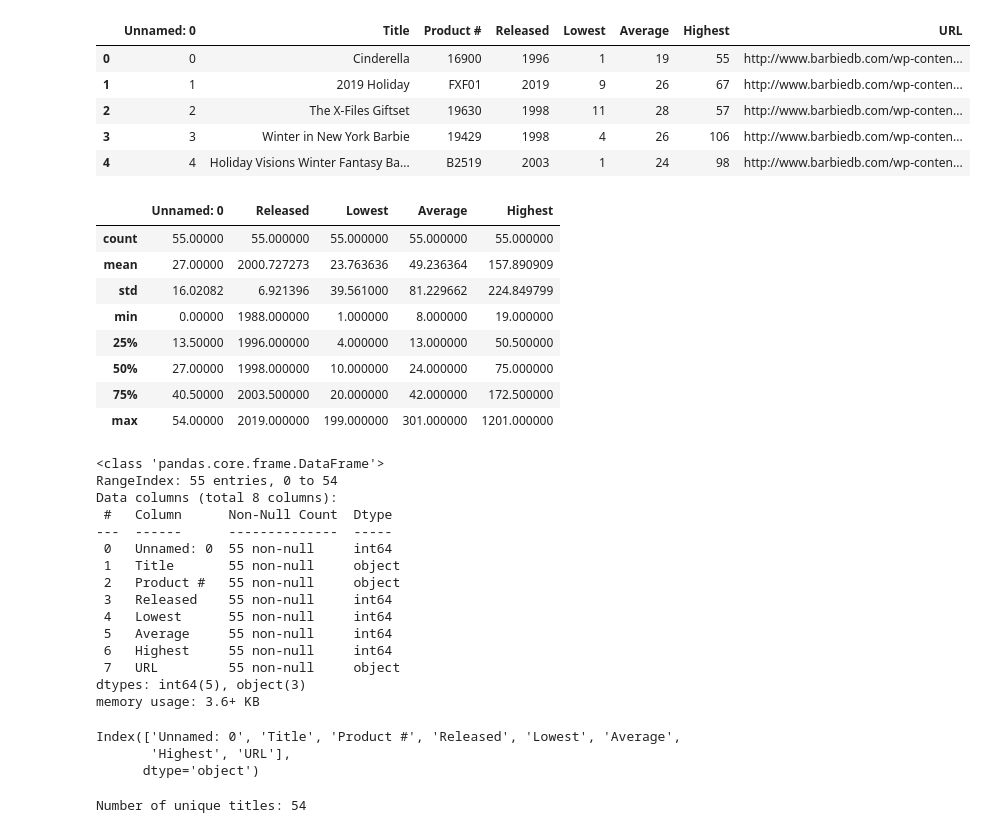
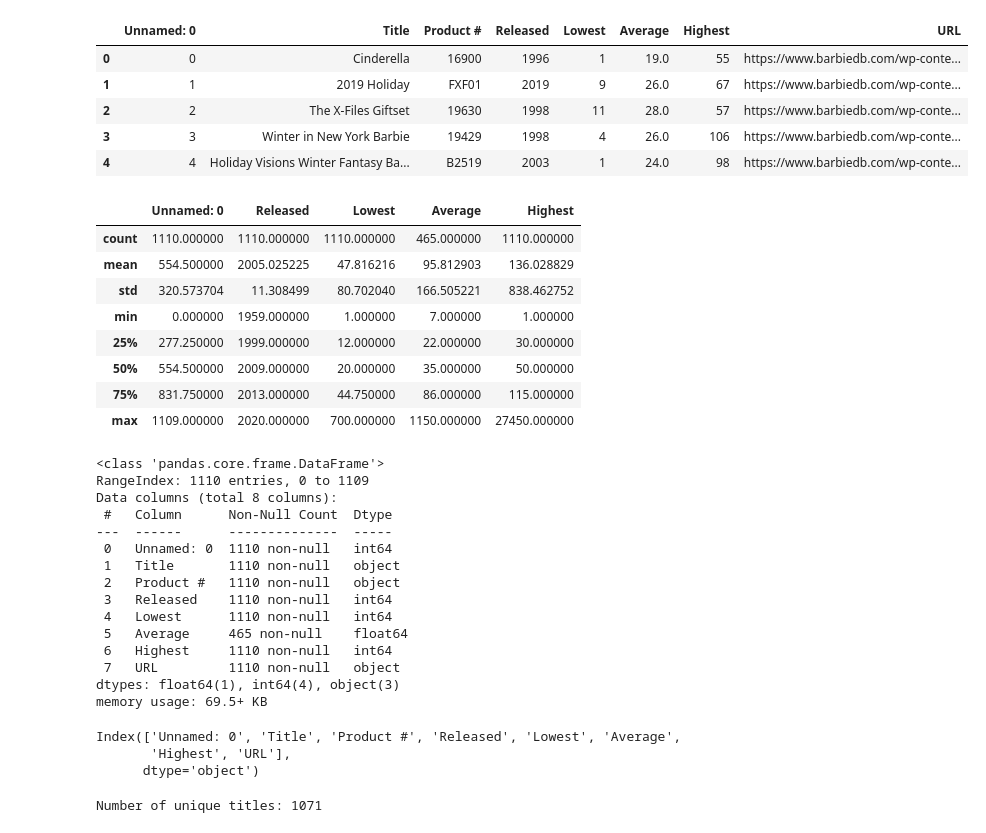
Before and after one commit to arimartorano/barbiedatahouse, a Jupyter notebook: EDA.ipynb, the cells around one changed output. Cells and saved outputs as stored; diff of their text form; code cells hidden in the pictures.

```diff
--- a/EDA.ipynb
+++ b/EDA.ipynb
@@ -1,45 +1,45 @@
 # %%
 
 import pandas as pd
-barbiedf= pd.read_csv('Barbies_Data.csv')
+barbiedf= pd.read_csv('/Users/adelamar_ifds/barbiedatahouse/DATA/Barbies_Data.csv')
 barbiedf.head(5)
 # %% [output]
 |  | Unnamed: 0 | Title | Product # | Released | Lowest | Average | Highest | URL |
-| 0 | 0 | Cinderella | 16900 | 1996 | 1 | 19 | 55 | http://www.barbiedb.com/wp-conten... |
-| 1 | 1 | 2019 Holiday | FXF01 | 2019 | 9 | 26 | 67 | http://www.barbiedb.com/wp-conten... |
-| 2 | 2 | The X-Files Giftset | 19630 | 1998 | 11 | 28 | 57 | http://www.barbiedb.com/wp-conten... |
-| 3 | 3 | Winter in New York Barbie | 19429 | 1998 | 4 | 26 | 106 | http://www.barbiedb.com/wp-conten... |
-| 4 | 4 | Holiday Visions Winter Fantasy Ba... | B2519 | 2003 | 1 | 24 | 98 | http://www.barbiedb.com/wp-conten... |
+| 0 | 0 | Cinderella | 16900 | 1996 | 1 | 19.0 | 55 | https://www.barbiedb.com/wp-conte... |
+| 1 | 1 | 2019 Holiday | FXF01 | 2019 | 9 | 26.0 | 67 | https://www.barbiedb.com/wp-conte... |
+| 2 | 2 | The X-Files Giftset | 19630 | 1998 | 11 | 28.0 | 57 | https://www.barbiedb.com/wp-conte... |
+| 3 | 3 | Winter in New York Barbie | 19429 | 1998 | 4 | 26.0 | 106 | https://www.barbiedb.com/wp-conte... |
+| 4 | 4 | Holiday Visions Winter Fantasy Ba... | B2519 | 2003 | 1 | 24.0 | 98 | https://www.barbiedb.com/wp-conte... |
 # %%
 barbiedf.describe()
 # %% [output]
 |  | Unnamed: 0 | Released | Lowest | Average | Highest |
-| count | 55.00000 | 55.000000 | 55.000000 | 55.000000 | 55.000000 |
-| mean | 27.00000 | 2000.727273 | 23.763636 | 49.236364 | 157.890909 |
-| std | 16.02082 | 6.921396 | 39.561000 | 81.229662 | 224.849799 |
-| min | 0.00000 | 1988.000000 | 1.000000 | 8.000000 | 19.000000 |
-| 25% | 13.50000 | 1996.000000 | 4.000000 | 13.000000 | 50.500000 |
-| 50% | 27.00000 | 1998.000000 | 10.000000 | 24.000000 | 75.000000 |
-| 75% | 40.50000 | 2003.500000 | 20.000000 | 42.000000 | 172.500000 |
-| max | 54.00000 | 2019.000000 | 199.000000 | 301.000000 | 1201.000000 |
+| count | 1110.000000 | 1110.000000 | 1110.000000 | 465.000000 | 1110.000000 |
+| mean | 554.500000 | 2005.025225 | 47.816216 | 95.812903 | 136.028829 |
+| std | 320.573704 | 11.308499 | 80.702040 | 166.505221 | 838.462752 |
+| min | 0.000000 | 1959.000000 | 1.000000 | 7.000000 | 1.000000 |
+| 25% | 277.250000 | 1999.000000 | 12.000000 | 22.000000 | 30.000000 |
+| 50% | 554.500000 | 2009.000000 | 20.000000 | 35.000000 | 50.000000 |
+| 75% | 831.750000 | 2013.000000 | 44.750000 | 86.000000 | 115.000000 |
+| max | 1109.000000 | 2020.000000 | 700.000000 | 1150.000000 | 27450.000000 |
 # %%
 barbiedf.info()
 # %% [output]
 <class 'pandas.core.frame.DataFrame'>
-RangeIndex: 55 entries, 0 to 54
+RangeIndex: 1110 entries, 0 to 1109
 Data columns (total 8 columns):
  #   Column      Non-Null Count  Dtype
 ---  ------      --------------  -----
- 0   Unnamed: 0  55 non-null     int64
- 1   Title       55 non-null     object
- 2   Product #   55 non-null     object
- 3   Released    55 non-null     int64
- 4   Lowest      55 non-null     int64
- 5   Average     55 non-null     int64
- 6   Highest     55 non-null     int64
- 7   URL         55 non-null     object
-dtypes: int64(5), object(3)
-memory usage: 3.6+ KB
+ 0   Unnamed: 0  1110 non-null   int64
+ 1   Title       1110 non-null   object
+ 2   Product #   1110 non-null   object
+ 3   Released    1110 non-null   int64
+ 4   Lowest      1110 non-null   int64
+ 5   Average     465 non-null    float64
+ 6   Highest     1110 non-null   int64
+ 7   URL         1110 non-null   object
+dtypes: float64(1), int64(4), object(3)
+memory usage: 69.5+ KB
 # %%
 barbiedf.columns
 # %% [output]
@@ -53,7 +53,7 @@ Index(['Unnamed: 0', 'Title', 'Product #', 'Released', 'Lowest', 'Average',
 num_unique_titles = barbiedf['Title'].nunique()
 print(f"Number of unique titles: {num_unique_titles}")
 # %% [output]
-Number of unique titles: 54
+Number of unique titles: 1071
 # %%
 import pandas as pd
 import seaborn as sns
```
Also changed, not shown: parts of 4 cells of this notebook, 3 other files.
